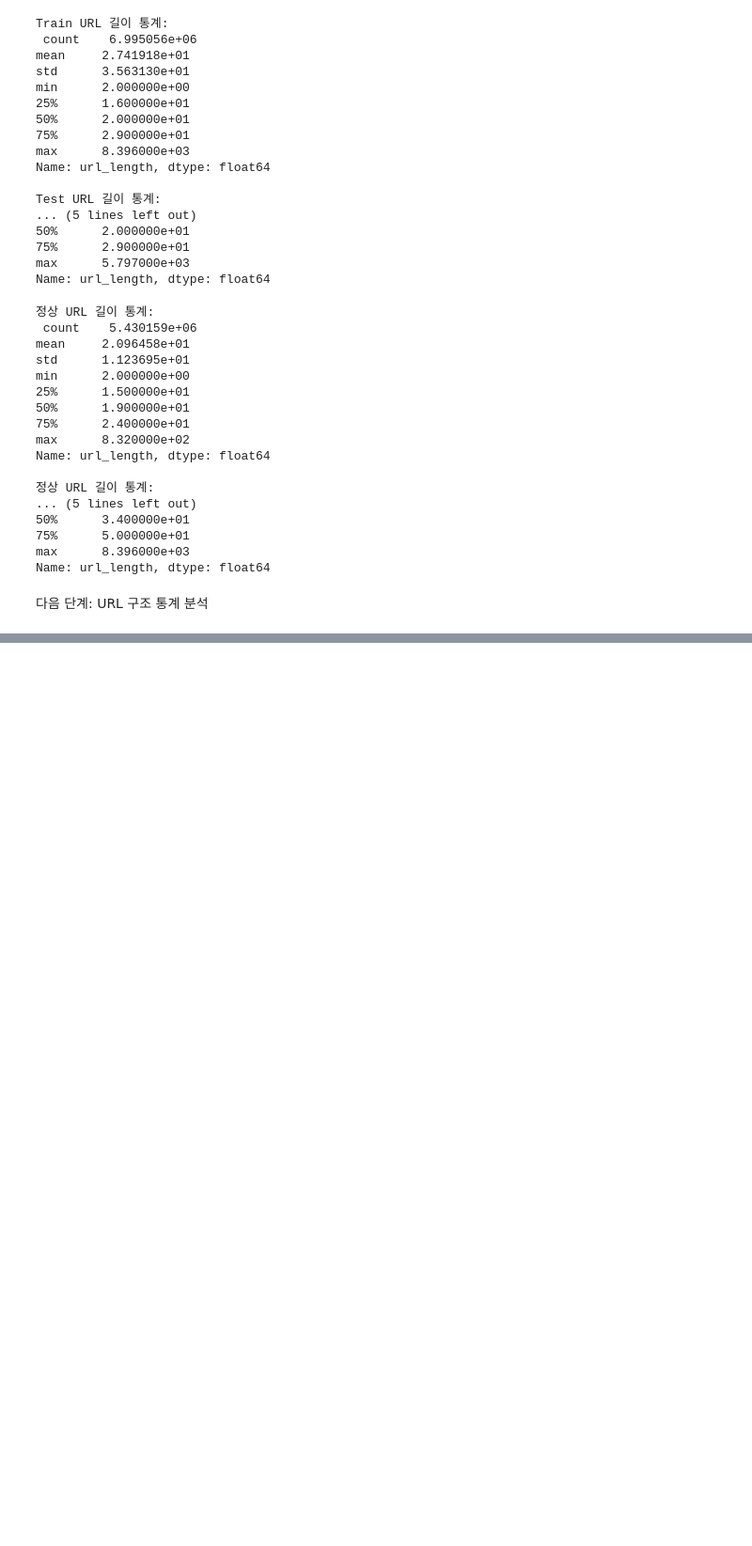
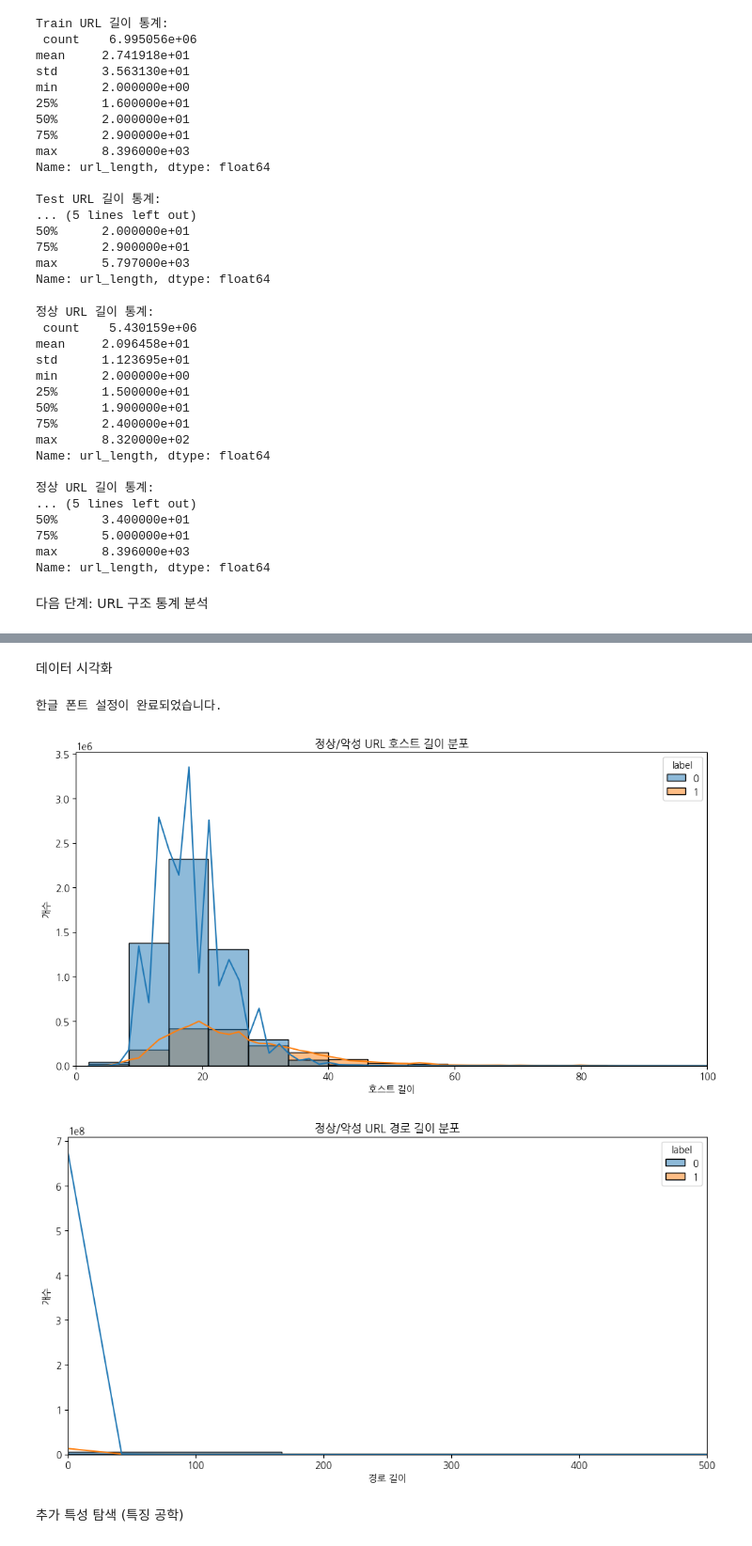
Before and after one commit to Bitefriend/ml_for_study, a Jupyter notebook: notebooks/exploration.ipynb, the cells around one changed output, grey strips where cells are left out. Shown: that part at 94% size. Cells and saved outputs as stored; diff of their text form; code cells hidden in the pictures; blank space fills up the shorter version.

```diff
--- a/notebooks/exploration.ipynb
+++ b/notebooks/exploration.ipynb
@@ -335,16 +350,10 @@ test_df = pd.concat(processed_chunks, ignore_index=True)
 # %%
-# 테스트 파일 저장
+import pandas as pd
+import matplotlib.pyplot as plt
+import seaborn as sns
 
-import os
-import pandas as pd
+# processed_train.parquet 파일 불러오기
+file_path = '../data/processed/processed_train.parquet'
+train_df = pd.read_parquet(file_path)
 
-# 'data/processed' 폴더가 없으면 생성
-os.makedirs('data/processed', exist_ok=True)
-
-# test_df는 이미 메모리에 있으므로 바로 저장
-# test_df 변수가 없다면 이전에 실행했던 파싱 코드 전체를 다시 실행해야 합니다.
-try:
-    test_df.to_parquet('data/processed/processed_test.parquet', index=False)
-    print("테스트 데이터 저장이 완료되었습니다.")
-except NameError:
-    print("test_df 변수가 존재하지 않습니다. 파싱 코드를 먼저 실행해주세요.")
+print(train_df.head())
@@ -350,0 +374,45 @@ except NameError:
+# %% [markdown]
+데이터 시각화
+# %%
+import matplotlib.pyplot as plt
+import matplotlib.font_manager as fm
+
+# 폰트 캐시 재생성
+fm.fontManager.findfont('NanumGothic', rebuild_if_missing=True)
+
+# 폰트 이름으로 폰트 경로를 찾음
+font_name = fm.FontProperties(fname=fm.findfont('NanumGothic')).get_name()
+
+# matplotlib의 기본 폰트를 나눔 고딕으로 설정
+plt.rc('font', family=font_name)
+
+# 마이너스 기호 깨짐 방지
+plt.rc('axes', unicode_minus=False)
+
+print("한글 폰트 설정이 완료되었습니다.")
+
+
+
+# 호스트 길이 분포 시각화
+plt.figure(figsize=(12, 6))
+sns.histplot(data=train_df, x='host_length', hue='label', bins=50, kde=True)
+plt.title('정상/악성 URL 호스트 길이 분포')
+plt.xlabel('호스트 길이')
+plt.ylabel('개수')
+plt.xlim(0, 100) # x축 범위를 적절하게 설정
+plt.show()
+
+# 경로 길이 분포 시각화
+plt.figure(figsize=(12, 6))
+sns.histplot(data=train_df, x='path_length', hue='label', bins=50, kde=True)
+plt.title('정상/악성 URL 경로 길이 분포')
+plt.xlabel('경로 길이')
+plt.ylabel('개수')
+plt.xlim(0, 500) # x축 범위를 적절하게 설정
+plt.show()
+# %% [output]
+한글 폰트 설정이 완료되었습니다.
+[figure, added]
+[figure, added]
+# %% [markdown]
+추가 특성 탐색 (특징 공학)
```
Also changed, not shown: parts of 16 cells of this notebook.
